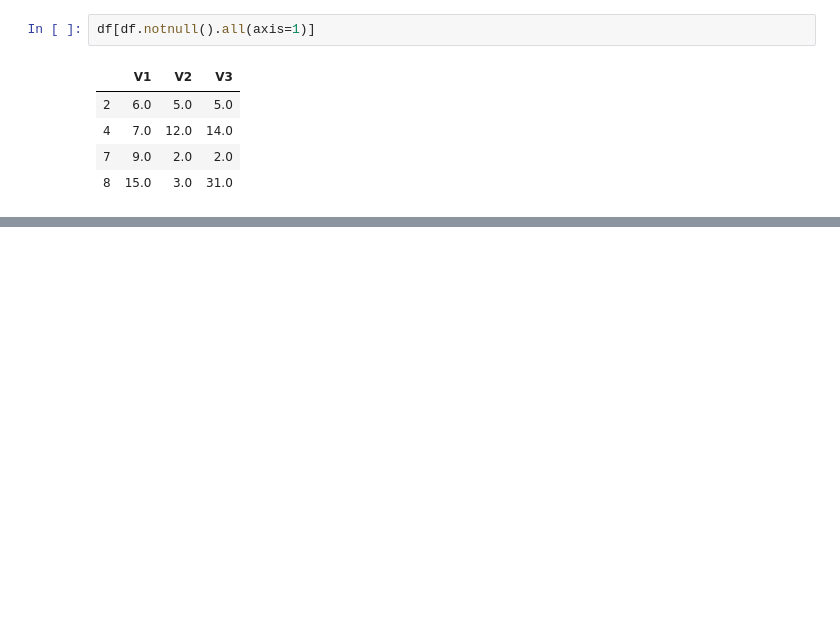
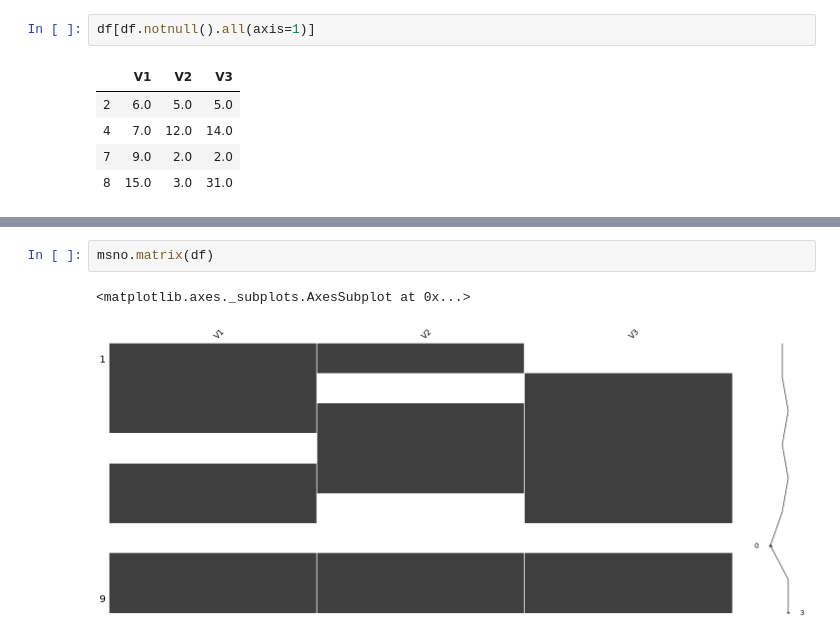
Before and after one commit to omercsx/Machine_Learning_Bootcamp, a Jupyter notebook: Veri Ön İşleme/veri_on_isleme.ipynb, the cells around one changed output, grey strips where cells are left out. Cells and saved outputs as stored; diff of their text form; blank space fills up the shorter version.

```diff
--- a/Veri Ön İşleme/veri_on_isleme.ipynb
+++ b/Veri Ön İşleme/veri_on_isleme.ipynb
@@ -788,0 +837,5 @@ df[df.notnull().all(axis=1)]
+# %%
+msno.matrix(df)
+# %% [output]
+<matplotlib.axes._subplots.AxesSubplot at 0x...>
+[figure, added]
```
Also changed, not shown: parts of 126 cells of this notebook.
